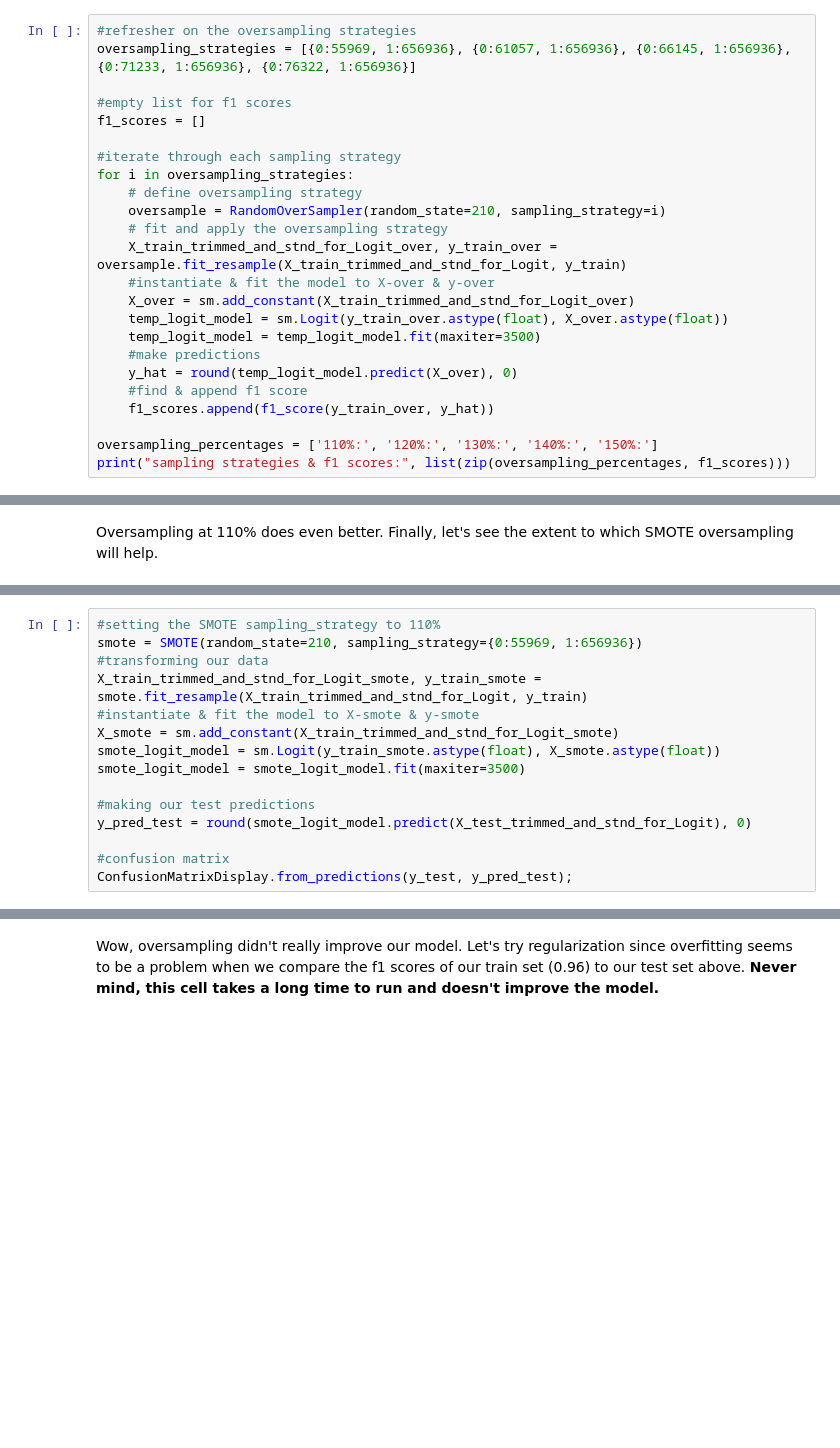
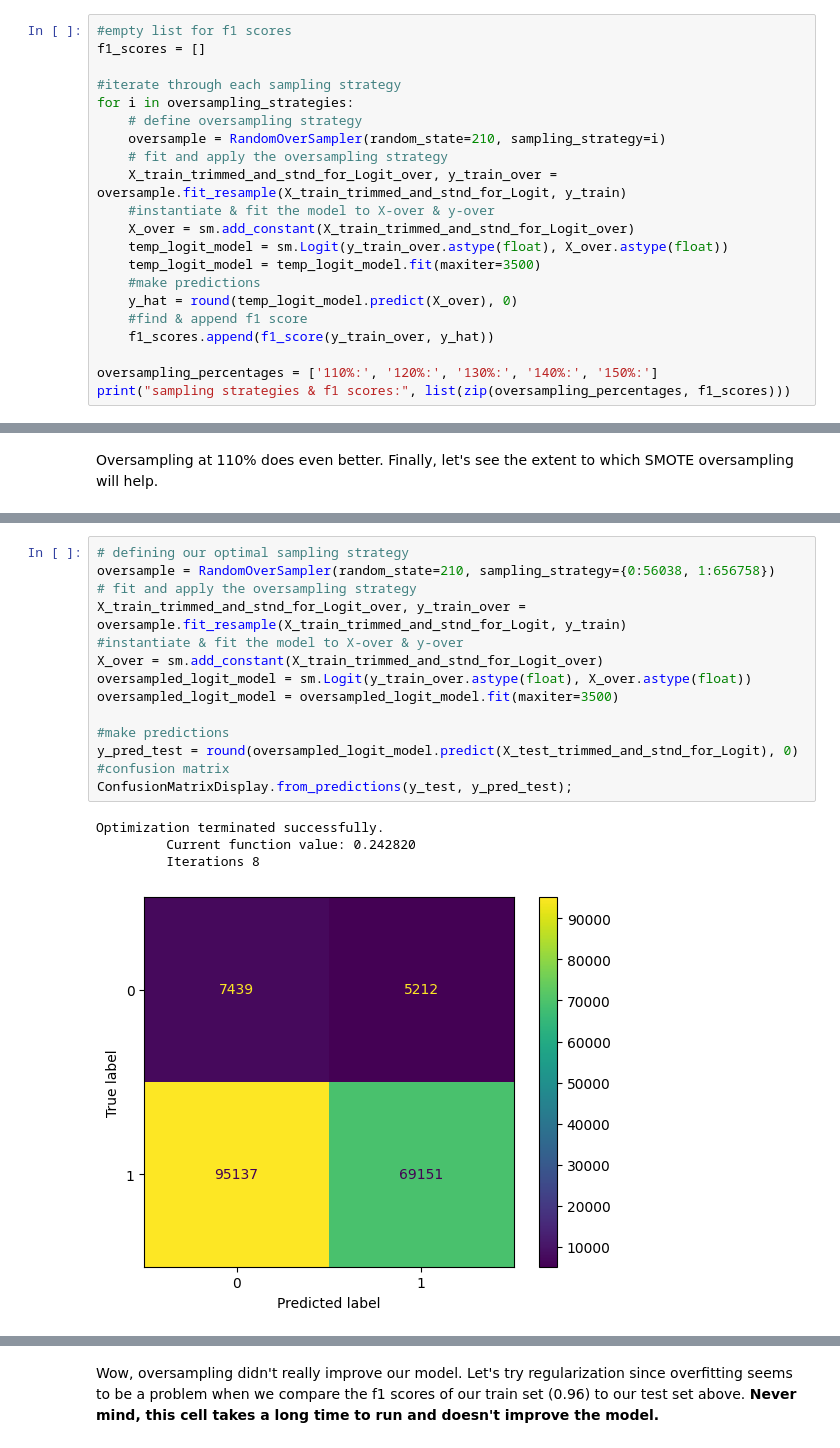
Before and after one commit to joeldmott/chicago_auto_accidents_project, a Jupyter notebook: project_notebook.ipynb, the cells around one changed output, grey strips where cells are left out. Cells and saved outputs as stored; diff of their text form; blank space fills up the shorter version.

```diff
--- a/project_notebook.ipynb
+++ b/project_notebook.ipynb
@@ -957,9 +974,6 @@ print("sampling strategies & f1 scores:", list(zip(undersampling_percentages, f1
 # %% [markdown]
 Undersampling at 90% gets the best score so far, now let's try oversampling.
 # %%
-#refresher on the oversampling strategies
-oversampling_strategies = [{0:55969, 1:656936}, {0:61057, 1:656936}, {0:66145, 1:656936}, {0:71233, 1:656936}, {0:76322, 1:656936}]
-
 #empty list for f1 scores
 f1_scores = []
 
@@ -1007,17 +1055,21 @@ A SMOTE oversampling strategy at 110% just barely outperforms our last-best stra
 # %%
-#setting the SMOTE sampling_strategy to 110%
-smote = SMOTE(random_state=210, sampling_strategy={0:55969, 1:656936})
-#transforming our data
-X_train_trimmed_and_stnd_for_Logit_smote, y_train_smote = smote.fit_resample(X_train_trimmed_and_stnd_for_Logit, y_train)
-#instantiate & fit the model to X-smote & y-smote
-X_smote = sm.add_constant(X_train_trimmed_and_stnd_for_Logit_smote)
-smote_logit_model = sm.Logit(y_train_smote.astype(float), X_smote.astype(float))
-smote_logit_model = smote_logit_model.fit(maxiter=3500)
+# defining our optimal sampling strategy
+oversample = RandomOverSampler(random_state=210, sampling_strategy={0:56038, 1:656758})
+# fit and apply the oversampling strategy
+X_train_trimmed_and_stnd_for_Logit_over, y_train_over = oversample.fit_resample(X_train_trimmed_and_stnd_for_Logit, y_train)
+#instantiate & fit the model to X-over & y-over
+X_over = sm.add_constant(X_train_trimmed_and_stnd_for_Logit_over)
+oversampled_logit_model = sm.Logit(y_train_over.astype(float), X_over.astype(float))
+oversampled_logit_model = oversampled_logit_model.fit(maxiter=3500)
 
-#making our test predictions
-y_pred_test = round(smote_logit_model.predict(X_test_trimmed_and_stnd_for_Logit), 0)
-
+#make predictions
+y_pred_test = round(oversampled_logit_model.predict(X_test_trimmed_and_stnd_for_Logit), 0)
 #confusion matrix
 ConfusionMatrixDisplay.from_predictions(y_test, y_pred_test);
+# %% [output]
+Optimization terminated successfully.
+         Current function value: 0.242820
+         Iterations 8
+[figure, added]
 # %%
 print(classification_report(y_test, y_pred_test, target_names = target_names))
```
Also changed, not shown: parts of 7 cells of this notebook.
